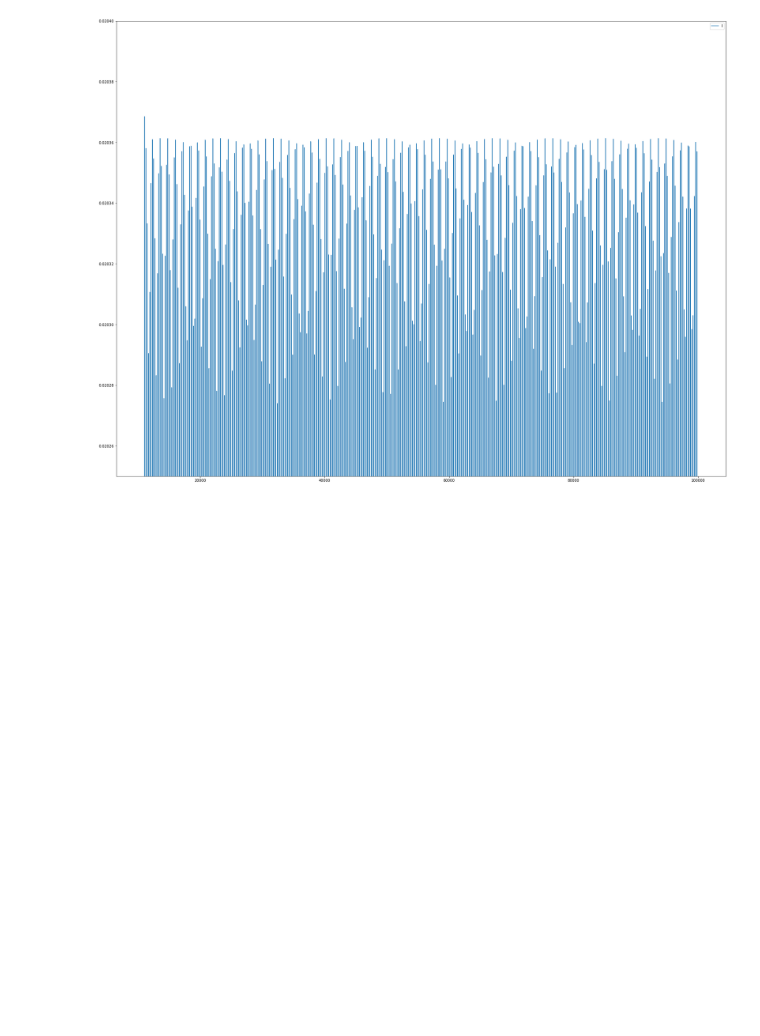
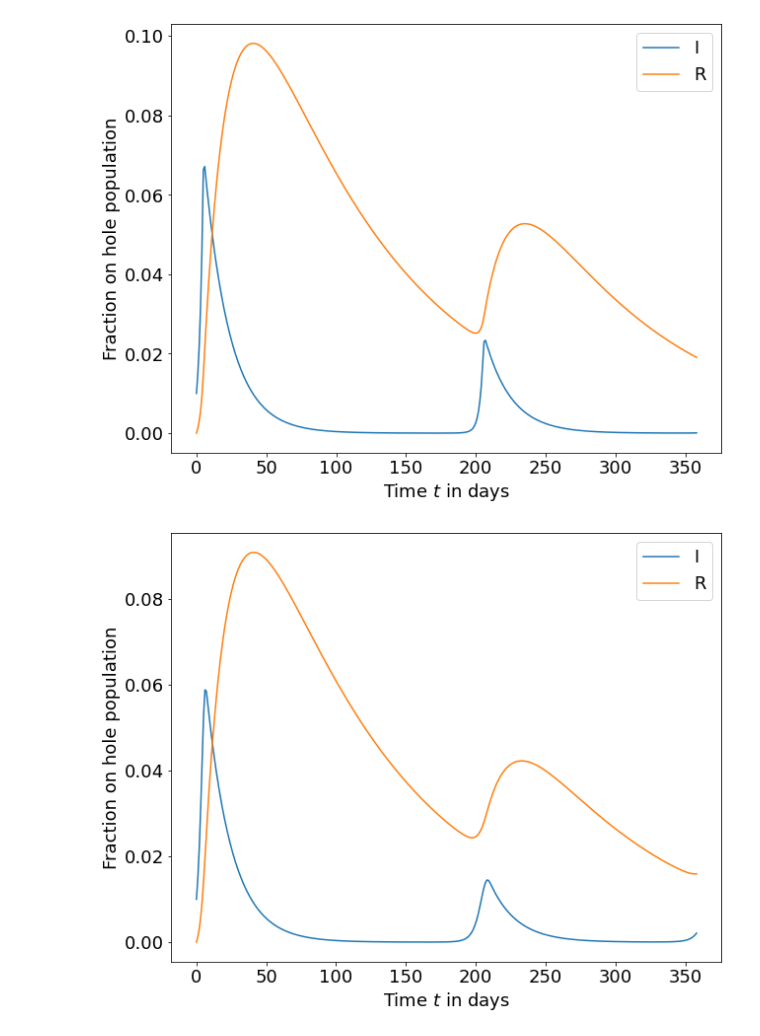
Before and after one commit to simonblaue/Epidemics_SRI_model, a Jupyter notebook: simulation_new_model.ipynb, the cells around one changed output. Drawn from its saved outputs; the diff is of its cells as text; code cells hidden in the pictures; blank space fills up the shorter version.

Commit message:
some more modeling

```diff
--- a/simulation_new_model.ipynb
+++ b/simulation_new_model.ipynb
@@ -10,8 +8,12 @@ dict = solve_ivp(model.AdaptivePIncrement, [0,1000], [0.999,0.001,0,0,0,0, 0], m
 # %%
 model.s = 0
-
+model.T = 45
 model.dI_thresh= 0.001
-ModelLib.plots.PlotSRITime(model.SeasonalyIncrement, y0=[0.999,0.001,0,0,0])
+model.d_pcap_min= model.p_cap/5
+model.Ti = 2
+ModelLib.plots.PlotSRITime(model.AdaptivePIncrement, y0=[0.99,0.01,0,0,0,0,0], t_range=[0,2000], plot_range=range(0,360))
+ModelLib.plots.PlotSRITime(model.SeasonalyIncrement, y0=[0.99,0.01,0,0,0], t_range=[0,2000], plot_range=range(0,360))
 # %% [output]
-[figure, old version]
+[figure, new version]
+[figure, added]
 # %%
```
Also changed, not shown: parts of 3 cells of this notebook, 11 other files.
